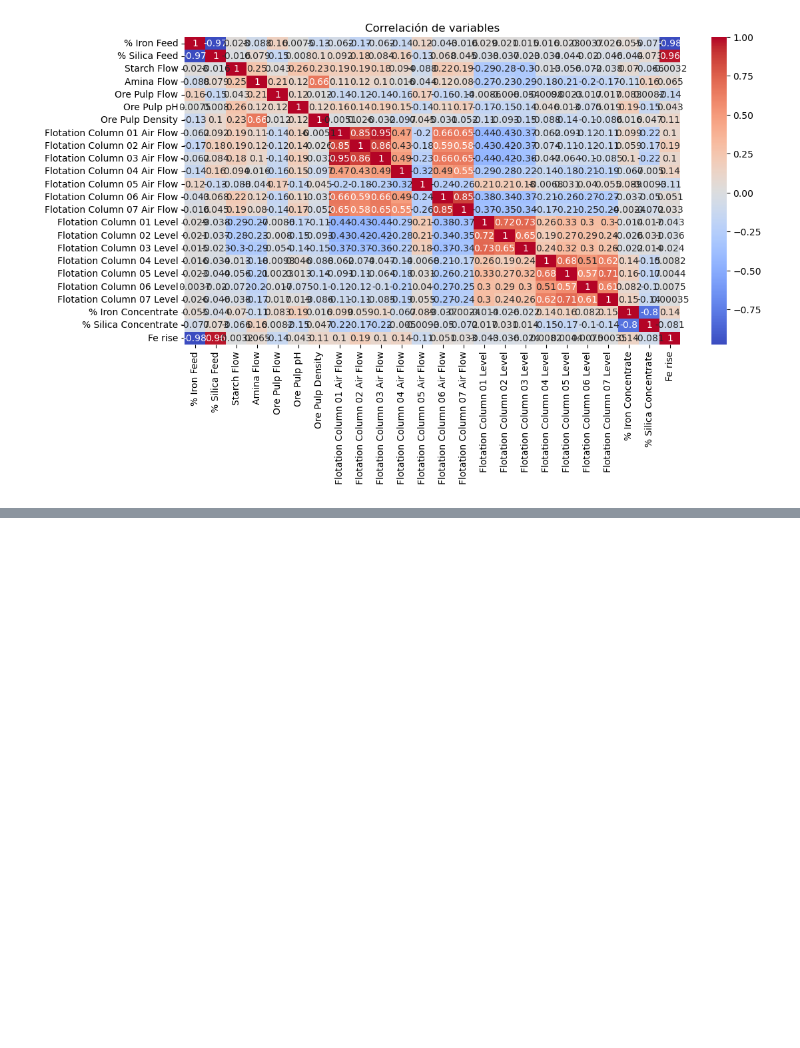
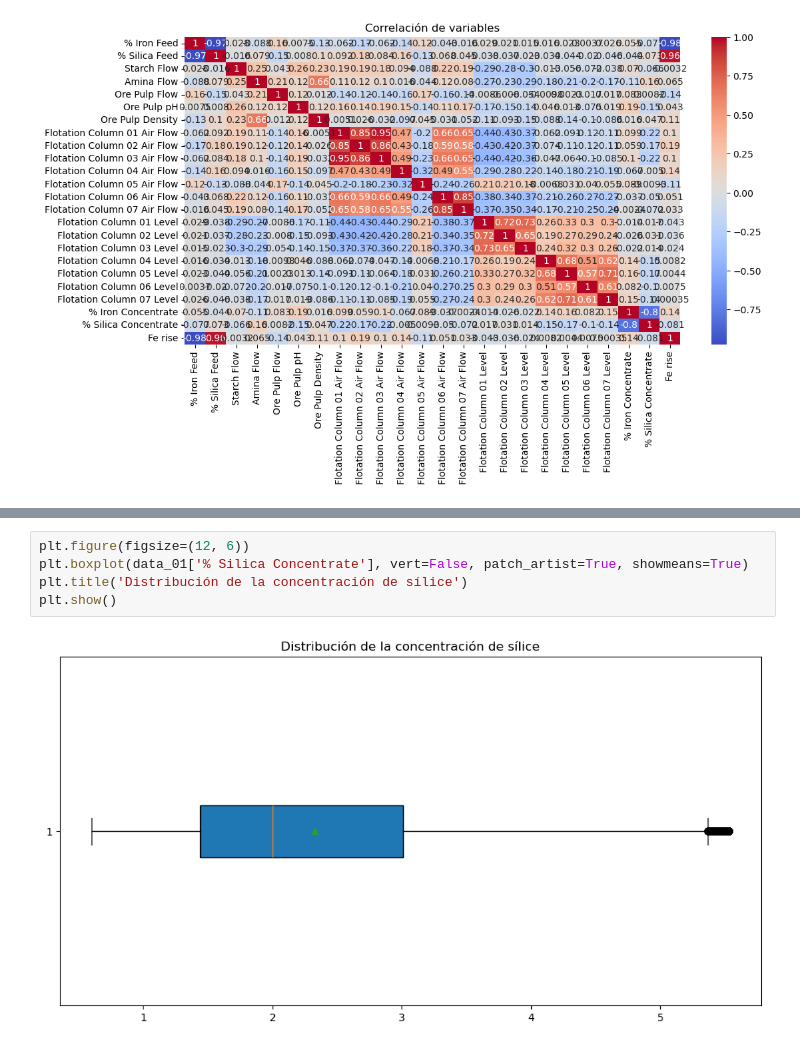
Before and after one commit to JohnLopez15/Mineria_2, a Jupyter notebook: notebook.ipynb, the cells around one changed output, grey strips where cells are left out. Cells and saved outputs as stored; diff of their text form; blank space fills up the shorter version.

```diff
--- a/notebook.ipynb
+++ b/notebook.ipynb
@@ -75,0 +74,7 @@ plt.show()
+# %%
+plt.figure(figsize=(12, 6))
+plt.boxplot(data_01['% Silica Concentrate'], vert=False, patch_artist=True, showmeans=True)
+plt.title('Distribución de la concentración de sílice')
+plt.show()
+# %% [output]
+[figure, added]
```
Also changed, not shown: parts of 4 cells of this notebook.
